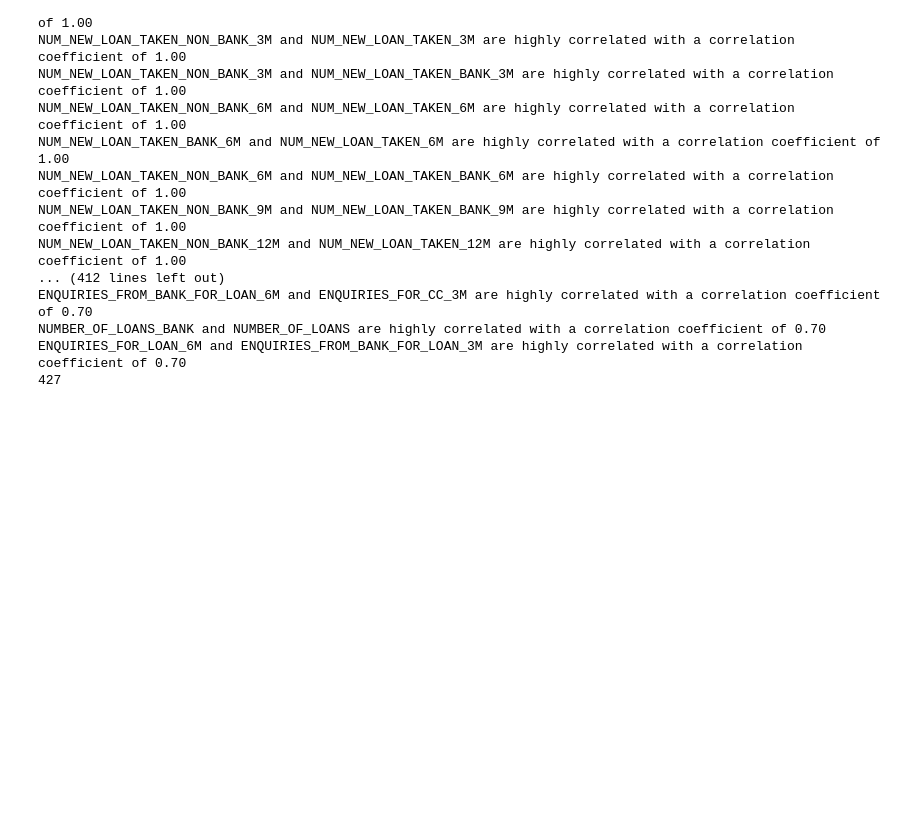
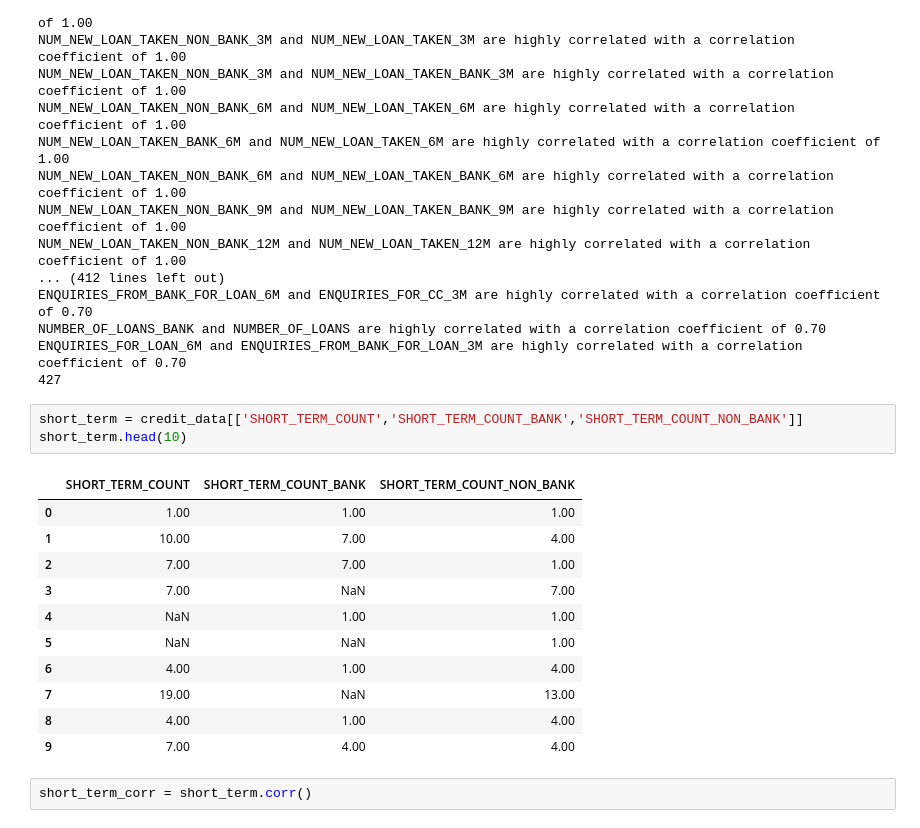
Before and after one commit to tunglam-2005/DSTC_bank, a Jupyter notebook: Vòng_2.1.ipynb, the cells around one changed output. Saved outputs shown, nothing was run; the diff lists cells and outputs as text; blank space fills up the shorter version.

```diff
--- a/Vòng_2.1.ipynb
+++ b/Vòng_2.1.ipynb
@@ -153,3 +153,20 @@ ENQUIRIES_FROM_BANK_FOR_LOAN_6M and ENQUIRIES_FOR_CC_3M are highly correlated wi
 NUMBER_OF_LOANS_BANK and NUMBER_OF_LOANS are highly correlated with a correlation coefficient of 0.70
 ENQUIRIES_FOR_LOAN_6M and ENQUIRIES_FROM_BANK_FOR_LOAN_3M are highly correlated with a correlation coefficient of 0.70
 427
+# %%
+short_term = credit_data[['SHORT_TERM_COUNT','SHORT_TERM_COUNT_BANK','SHORT_TERM_COUNT_NON_BANK']]
+short_term.head(10)
+# %% [output]
+|  | SHORT_TERM_COUNT | SHORT_TERM_COUNT_BANK | SHORT_TERM_COUNT_NON_BANK |
+| 0 | 1.00 | 1.00 | 1.00 |
+| 1 | 10.00 | 7.00 | 4.00 |
+| 2 | 7.00 | 7.00 | 1.00 |
+| 3 | 7.00 | NaN | 7.00 |
+| 4 | NaN | 1.00 | 1.00 |
+| 5 | NaN | NaN | 1.00 |
+| 6 | 4.00 | 1.00 | 4.00 |
+| 7 | 19.00 | NaN | 13.00 |
+| 8 | 4.00 | 1.00 | 4.00 |
+| 9 | 7.00 | 4.00 | 4.00 |
+# %%
+short_term_corr = short_term.corr()
```
Also changed, not shown: parts of 7 cells of this notebook, 1 other file.
